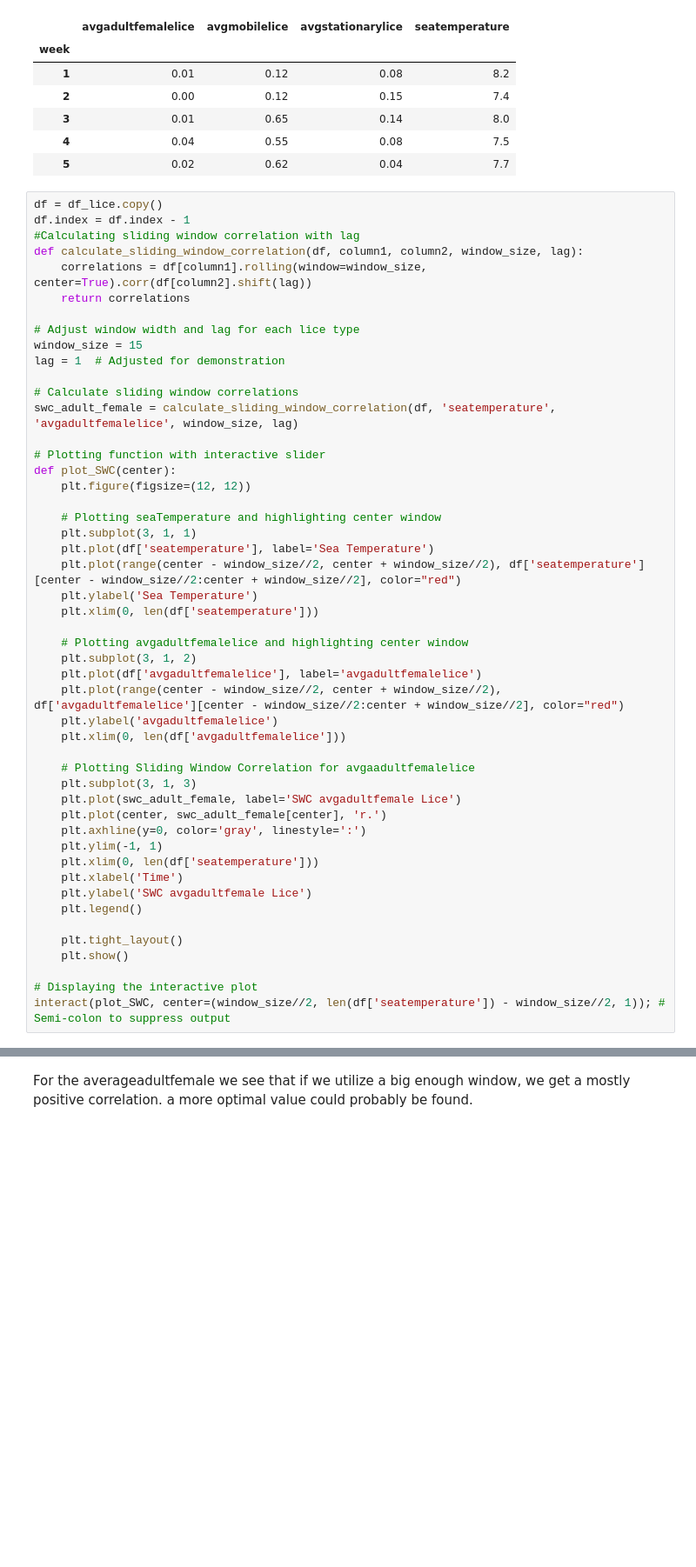
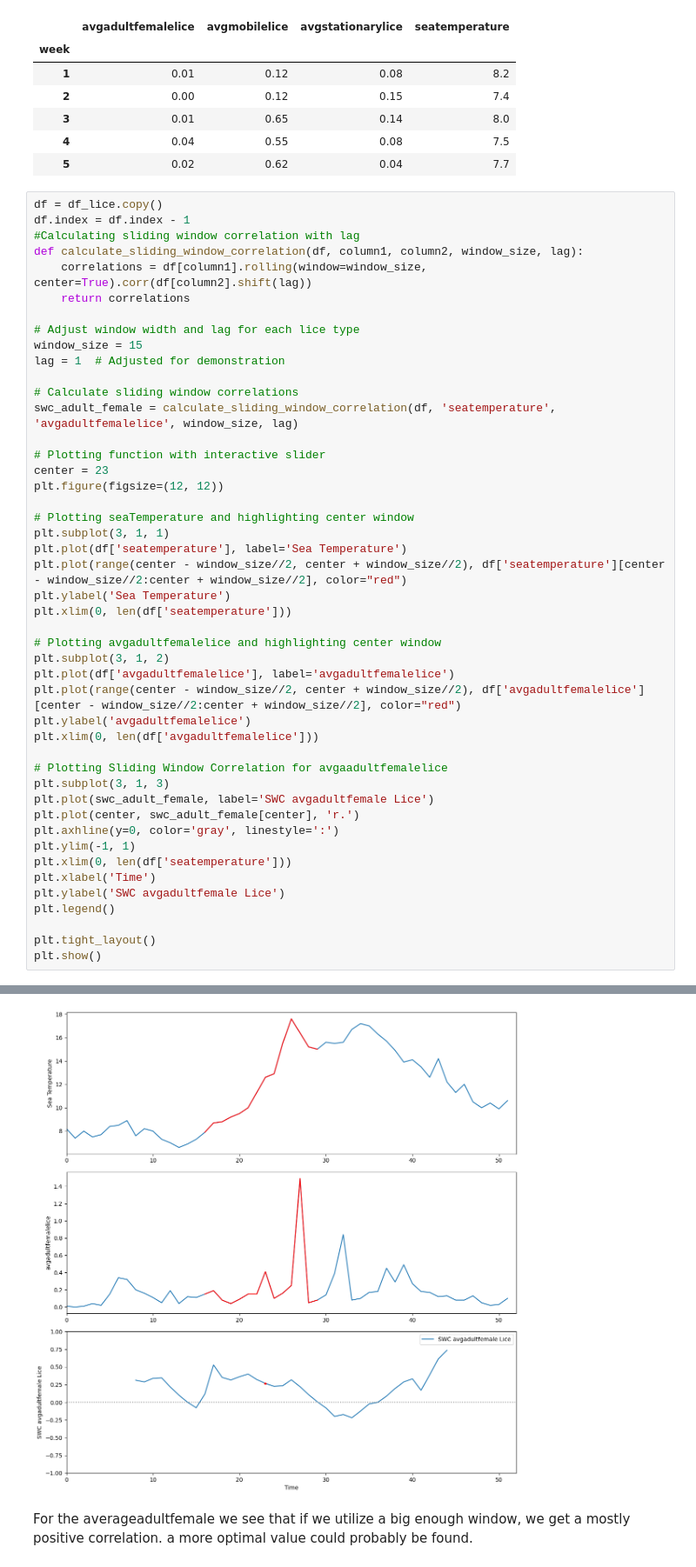
Before and after one commit to Pinglepi/NMBU_schoolprojects, a Jupyter notebook: ind320/project_3.ipynb, the cells around one changed output, grey strips where cells are left out. Shown at 87% size. Saved outputs shown, nothing was run; the diff lists cells and outputs as text; blank space fills up the shorter version.

```diff
--- a/ind320/project_3.ipynb
+++ b/ind320/project_3.ipynb
@@ -180,37 +180,34 @@ lag = 1  # Adjusted for demonstration
 swc_adult_female = calculate_sliding_window_correlation(df, 'seatemperature', 'avgadultfemalelice', window_size, lag)
 
 # Plotting function with interactive slider
-def plot_SWC(center):
-    plt.figure(figsize=(12, 12))
+center = 23
+plt.figure(figsize=(12, 12))
 
-    # Plotting seaTemperature and highlighting center window
-    plt.subplot(3, 1, 1)
-    plt.plot(df['seatemperature'], label='Sea Temperature')
-    plt.plot(range(center - window_size//2, center + window_size//2), df['seatemperature'][center - window_size//2:center + window_size//2], color="red")
-    plt.ylabel('Sea Temperature')
-    plt.xlim(0, len(df['seatemperature']))
+# Plotting seaTemperature and highlighting center window
+plt.subplot(3, 1, 1)
+plt.plot(df['seatemperature'], label='Sea Temperature')
+plt.plot(range(center - window_size//2, center + window_size//2), df['seatemperature'][center - window_size//2:center + window_size//2], color="red")
+plt.ylabel('Sea Temperature')
+plt.xlim(0, len(df['seatemperature']))
 
-    # Plotting avgadultfemalelice and highlighting center window
-    plt.subplot(3, 1, 2)
-    plt.plot(df['avgadultfemalelice'], label='avgadultfemalelice')
-    plt.plot(range(center - window_size//2, center + window_size//2), df['avgadultfemalelice'][center - window_size//2:center + window_size//2], color="red")
-    plt.ylabel('avgadultfemalelice')
-    plt.xlim(0, len(df['avgadultfemalelice']))
+# Plotting avgadultfemalelice and highlighting center window
+plt.subplot(3, 1, 2)
+plt.plot(df['avgadultfemalelice'], label='avgadultfemalelice')
+plt.plot(range(center - window_size//2, center + window_size//2), df['avgadultfemalelice'][center - window_size//2:center + window_size//2], color="red")
+plt.ylabel('avgadultfemalelice')
+plt.xlim(0, len(df['avgadultfemalelice']))
 
-    # Plotting Sliding Window Correlation for avgaadultfemalelice
-    plt.subplot(3, 1, 3)
-    plt.plot(swc_adult_female, label='SWC avgadultfemale Lice')
-    plt.plot(center, swc_adult_female[center], 'r.')
-    plt.axhline(y=0, color='gray', linestyle=':')
-    plt.ylim(-1, 1)
-    plt.xlim(0, len(df['seatemperature']))
-    plt.xlabel('Time')
-    plt.ylabel('SWC avgadultfemale Lice')
-    plt.legend()
+# Plotting Sliding Window Correlation for avgaadultfemalelice
+plt.subplot(3, 1, 3)
+plt.plot(swc_adult_female, label='SWC avgadultfemale Lice')
+plt.plot(center, swc_adult_female[center], 'r.')
+plt.axhline(y=0, color='gray', linestyle=':')
+plt.ylim(-1, 1)
+plt.xlim(0, len(df['seatemperature']))
+plt.xlabel('Time')
+plt.ylabel('SWC avgadultfemale Lice')
+plt.legend()
 
-    plt.tight_layout()
-    plt.show()
-
-# Displaying the interactive plot
-interact(plot_SWC, center=(window_size//2, len(df['seatemperature']) - window_size//2, 1)); # Semi-colon to suppress output
+plt.tight_layout()
+plt.show()
 # %% [output]
@@ -218,3 +214,4 @@ interactive(children=(IntSlider(value=26, description='center', max=45, min=7),
+[figure, added]
 # %% [markdown]
 For the averageadultfemale we see that if we utilize a big enough window, we get a mostly positive correlation. a more optimal value could probably be found.
 # %%
```
Also changed, not shown: parts of 3 cells of this notebook.
